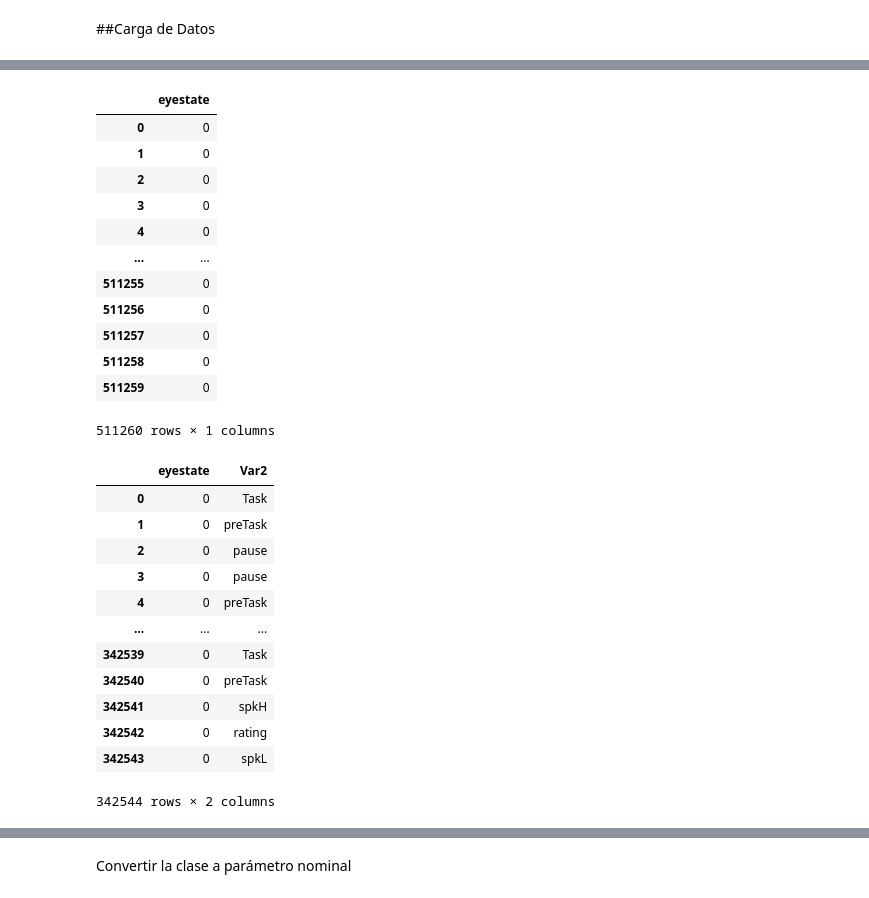
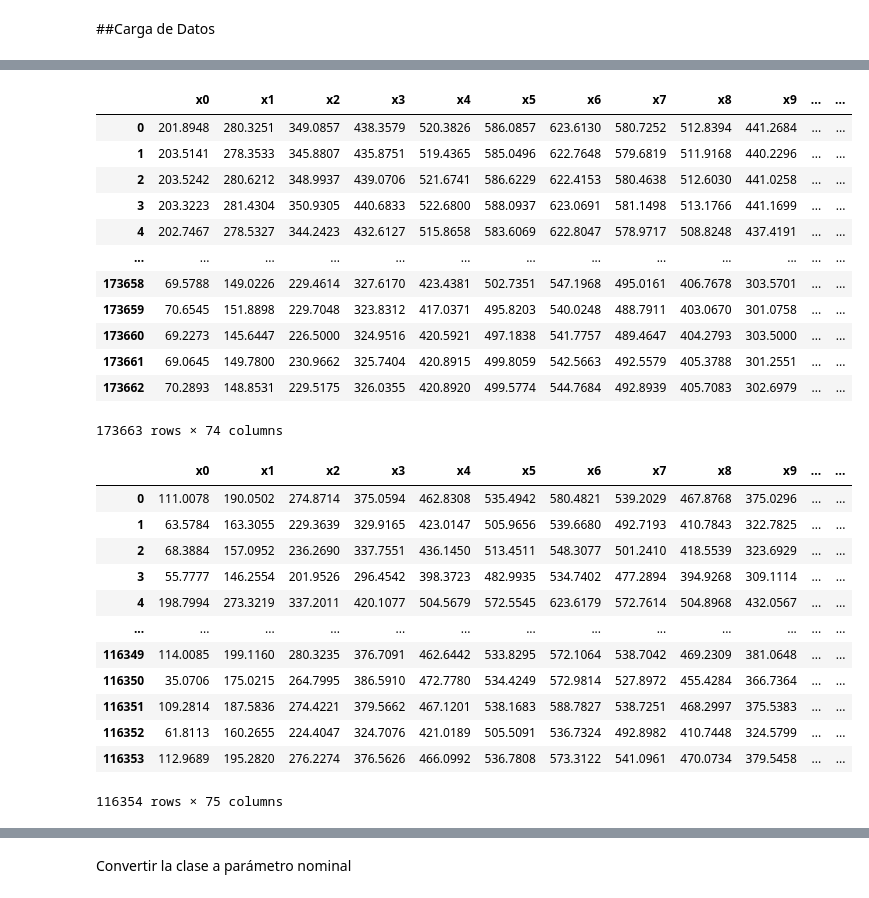
Before and after one commit to n0rbb/IREYE4TASK_INSE, a Jupyter notebook: IREYE4TASK.ipynb, the cells around one changed output, grey strips where cells are left out. Cells and saved outputs as stored; diff of their text form; code cells hidden in the pictures.

```diff
--- a/IREYE4TASK.ipynb
+++ b/IREYE4TASK.ipynb
@@ -108,0 +115,4 @@ from sklearn.model_selection import train_test_split
+# %%
+touched = 1
+#0 para mantener todos los datos
+#1 para quitar las clases de baja carga
@@ -109,3 +130,10 @@ from sklearn.model_selection import train_test_split
+# %%
+set_parameters = 0 #Variable de configuración de los parámetros con los que vamos a jugar
+set_eyestate = 0 #Variable para mantener o no el parámetro eyestate (0 no 1 sí)
+#0 - Todos
+#1 - Solo las características calculadas
+#2 - Solo los puntos originales
+#3 - Solo mantenemos eyestate
 # %% [markdown]
 ##Carga de Datos
 # %%
@@ -116,8 +144,11 @@ def DownloadDS(filename):
   #df_csv.columns = col_names
   return df_csv
 
+if touched == 0:
+  path_data = general_path + r'/dataset/data_joined13.csv'
+else:
+  path_data = general_path + r'/dataset/data_joined13_touched.csv'
 
-path_data = general_path + r'/dataset/data_joined13.csv'
 df_csv = DownloadDS(path_data)
 
 df_csv
@@ -175,42 +194,35 @@ ii) Configuración de parámetros a utilizar
 # %%
-set_parameters = 3 #Variable de configuración de los parámetros con los que vamos a jugar
-set_eyestate = 0 #Variable para mantener o no el parámetro eyestate (0 no 1 sí)
-#0 - Todos
-#1 - Solo las características calculadas
-#2 - Solo los puntos originales
-#3 - Solo mantenemos eyestate
-
 X = df_csv.drop(columns=['ACTIVE', 'Var2', 'Var1']) #En todos los casos me cepillo las tres clases
 
 if set_eyestate == 0 and set_parameters != 3:
   X = X.drop(columns = ['eyestate'])
 
 dropperlist = []
 if set_parameters == 1:
   dropperlist = ['x' + str(i) for i in range(28)] + ['y' + str(i) for i in range(28)]
 elif set_parameters == 2:
   dropperlist = ['SUL1', 'TUL1', 'SUL2', 'TUL2', 'SUL3', 'TUL3', 'SLL1', 'TLL1', 'SLL2', 'TLL2', 'SLL3', 'TLL3', 'IR0', 'IR1', 'IR2', 'PU0', 'PU1', 'PU2']
 
 elif set_parameters == 3:
   dropperlist = ['x' + str(i) for i in range(28)] + ['y' + str(i) for i in range(28)] + ['SUL1', 'TUL1', 'SUL2', 'TUL2', 'SUL3', 'TUL3', 'SLL1', 'TLL1', 'SLL2', 'TLL2', 'SLL3', 'TLL3', 'IR0', 'IR1', 'IR2', 'PU0', 'PU1', 'PU2']
 
 X = X.drop(columns = dropperlist)
 
 X
 # %% [output]
-|  | eyestate |
-| 0 | 0 |
-| 1 | 0 |
-| 2 | 0 |
-| 3 | 0 |
-| 4 | 0 |
-| ... | ... |
-| 511255 | 0 |
-| 511256 | 0 |
-| 511257 | 0 |
-| 511258 | 0 |
-| 511259 | 0 |
+|  | x0 | x1 | x2 | x3 | x4 | x5 | x6 | x7 | x8 | x9 | ... | ... |
+| 0 | 201.8948 | 280.3251 | 349.0857 | 438.3579 | 520.3826 | 586.0857 | 623.6130 | 580.7252 | 512.8394 | 441.2684 | ... | ... |
+| 1 | 203.5141 | 278.3533 | 345.8807 | 435.8751 | 519.4365 | 585.0496 | 622.7648 | 579.6819 | 511.9168 | 440.2296 | ... | ... |
+| 2 | 203.5242 | 280.6212 | 348.9937 | 439.0706 | 521.6741 | 586.6229 | 622.4153 | 580.4638 | 512.6030 | 441.0258 | ... | ... |
+| 3 | 203.3223 | 281.4304 | 350.9305 | 440.6833 | 522.6800 | 588.0937 | 623.0691 | 581.1498 | 513.1766 | 441.1699 | ... | ... |
+| 4 | 202.7467 | 278.5327 | 344.2423 | 432.6127 | 515.8658 | 583.6069 | 622.8047 | 578.9717 | 508.8248 | 437.4191 | ... | ... |
+| ... | ... | ... | ... | ... | ... | ... | ... | ... | ... | ... | ... | ... |
+| 173658 | 69.5788 | 149.0226 | 229.4614 | 327.6170 | 423.4381 | 502.7351 | 547.1968 | 495.0161 | 406.7678 | 303.5701 | ... | ... |
+| 173659 | 70.6545 | 151.8898 | 229.7048 | 323.8312 | 417.0371 | 495.8203 | 540.0248 | 488.7911 | 403.0670 | 301.0758 | ... | ... |
+| 173660 | 69.2273 | 145.6447 | 226.5000 | 324.9516 | 420.5921 | 497.1838 | 541.7757 | 489.4647 | 404.2793 | 303.5000 | ... | ... |
+| 173661 | 69.0645 | 149.7800 | 230.9662 | 325.7404 | 420.8915 | 499.8059 | 542.5663 | 492.5579 | 405.3788 | 301.2551 | ... | ... |
+| 173662 | 70.2893 | 148.8531 | 229.5175 | 326.0355 | 420.8920 | 499.5774 | 544.7684 | 492.8939 | 405.7083 | 302.6979 | ... | ... |
-511260 rows × 1 columns
+173663 rows × 74 columns
 # %%
 X_train, X_val, y_train, y_val = train_test_split(X, y,
                                                     test_size=percentage_test_split,
@@ -221,19 +233,19 @@ df_train_csv = pd.concat([X_train, y_train], axis=1).reset_index(drop=True)
 
 df_train_csv
 # %% [output]
-|  | eyestate | Var2 |
-| 0 | 0 | Task |
-| 1 | 0 | preTask |
-| 2 | 0 | pause |
-| 3 | 0 | pause |
-| 4 | 0 | preTask |
-| ... | ... | ... |
-| 342539 | 0 | Task |
-| 342540 | 0 | preTask |
-| 342541 | 0 | spkH |
-| 342542 | 0 | rating |
-| 342543 | 0 | spkL |
+|  | x0 | x1 | x2 | x3 | x4 | x5 | x6 | x7 | x8 | x9 | ... | ... |
+| 0 | 111.0078 | 190.0502 | 274.8714 | 375.0594 | 462.8308 | 535.4942 | 580.4821 | 539.2029 | 467.8768 | 375.0296 | ... | ... |
+| 1 | 63.5784 | 163.3055 | 229.3639 | 329.9165 | 423.0147 | 505.9656 | 539.6680 | 492.7193 | 410.7843 | 322.7825 | ... | ... |
+| 2 | 68.3884 | 157.0952 | 236.2690 | 337.7551 | 436.1450 | 513.4511 | 548.3077 | 501.2410 | 418.5539 | 323.6929 | ... | ... |
+| 3 | 55.7777 | 146.2554 | 201.9526 | 296.4542 | 398.3723 | 482.9935 | 534.7402 | 477.2894 | 394.9268 | 309.1114 | ... | ... |
+| 4 | 198.7994 | 273.3219 | 337.2011 | 420.1077 | 504.5679 | 572.5545 | 623.6179 | 572.7614 | 504.8968 | 432.0567 | ... | ... |
+| ... | ... | ... | ... | ... | ... | ... | ... | ... | ... | ... | ... | ... |
+| 116349 | 114.0085 | 199.1160 | 280.3235 | 376.7091 | 462.6442 | 533.8295 | 572.1064 | 538.7042 | 469.2309 | 381.0648 | ... | ... |
+| 116350 | 35.0706 | 175.0215 | 264.7995 | 386.5910 | 472.7780 | 534.4249 | 572.9814 | 527.8972 | 455.4284 | 366.7364 | ... | ... |
+| 116351 | 109.2814 | 187.5836 | 274.4221 | 379.5662 | 467.1201 | 538.1683 | 588.7827 | 538.7251 | 468.2997 | 375.5383 | ... | ... |
+| 116352 | 61.8113 | 160.2655 | 224.4047 | 324.7076 | 421.0189 | 505.5091 | 536.7324 | 492.8982 | 410.7448 | 324.5799 | ... | ... |
+| 116353 | 112.9689 | 195.2820 | 276.2274 | 376.5626 | 466.0992 | 536.7808 | 573.3122 | 541.0961 | 470.0734 | 379.5458 | ... | ... |
-342544 rows × 2 columns
+116354 rows × 75 columns
 # %%
 df_val_csv = pd.concat([X_val, y_val], axis=1).reset_index(drop=True)
 
```
Also changed, not shown: parts of 46 cells of this notebook.
